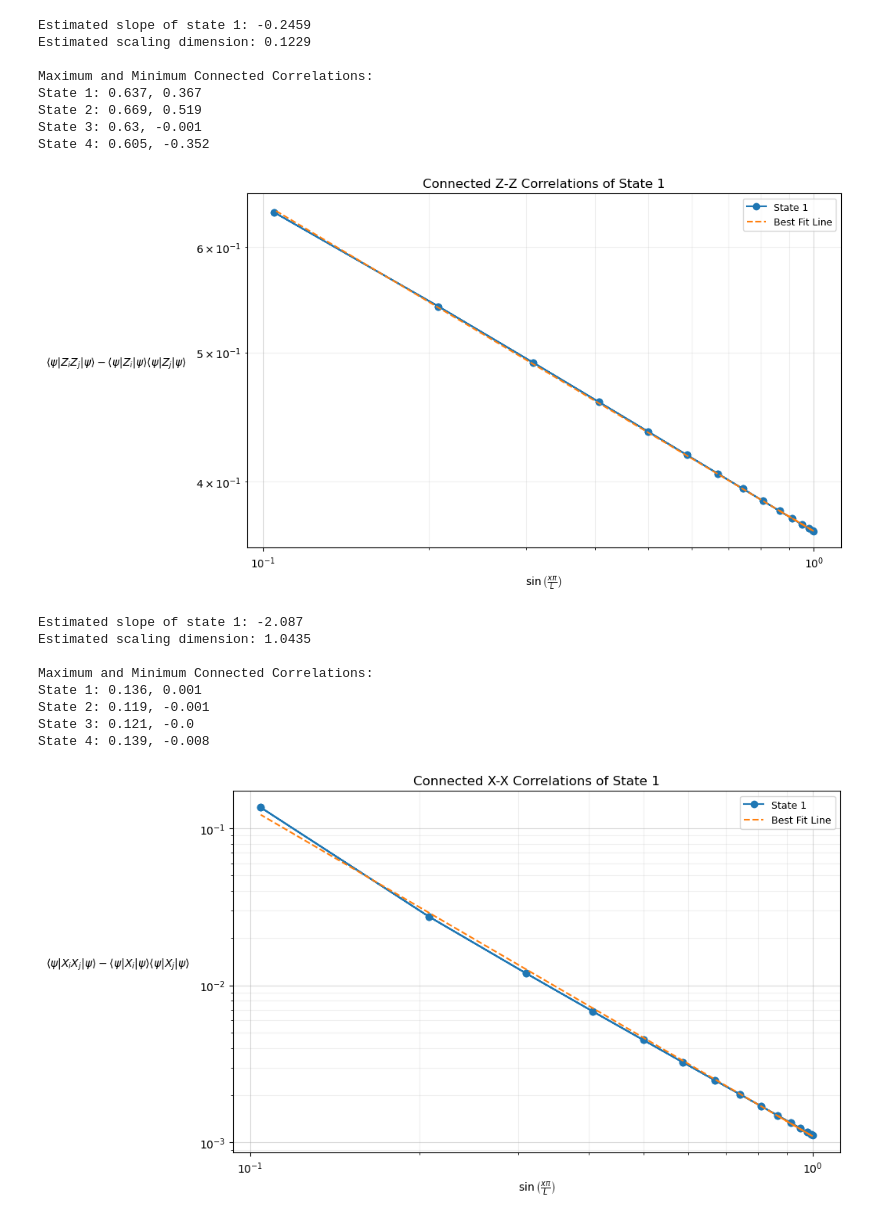
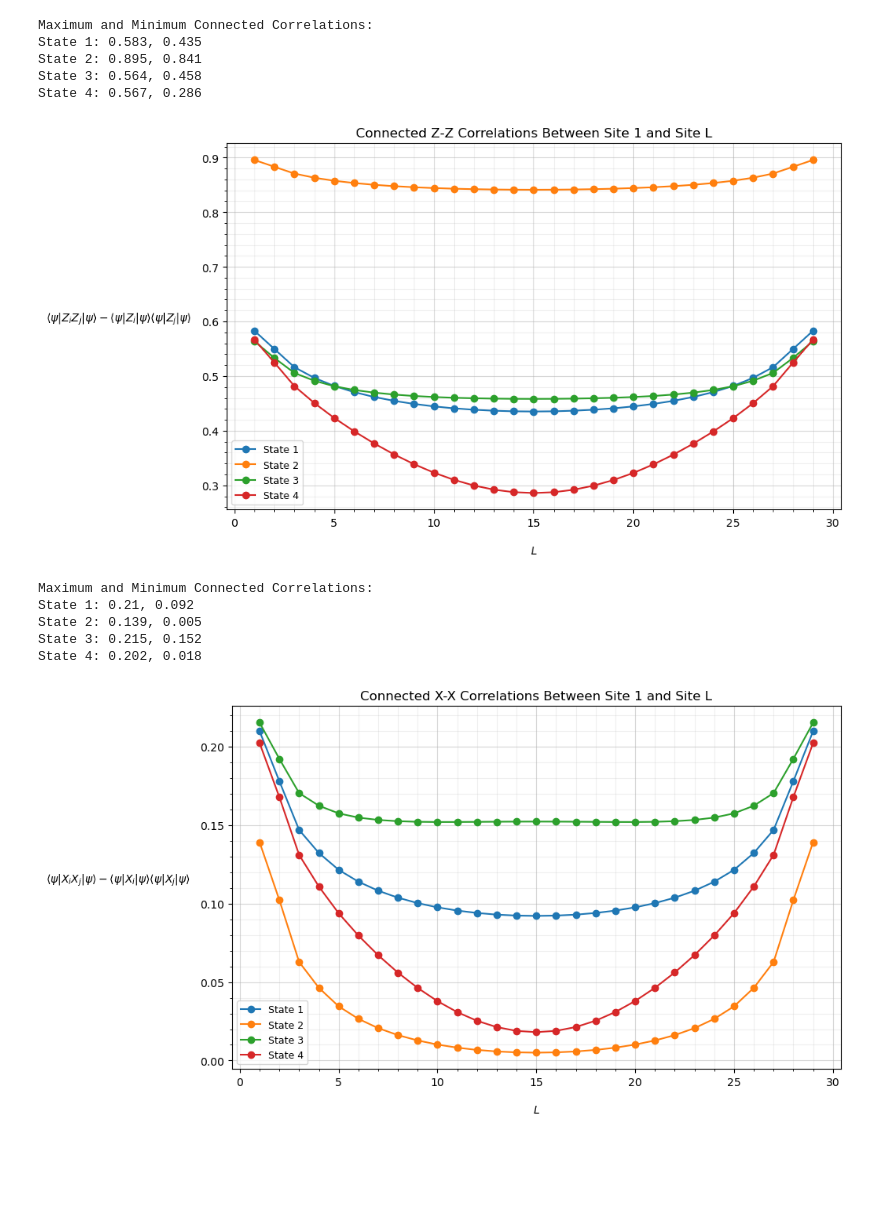
Before and after one commit to wholdhus/majorana_chain_dynamics, a Jupyter notebook: Majorana Chain Dynamics.ipynb, the cells around one changed output. Cells and saved outputs as stored; diff of their text form; code cells hidden in the pictures; blank space fills up the shorter version.

```diff
--- a/Majorana Chain Dynamics.ipynb
+++ b/Majorana Chain Dynamics.ipynb
@@ -368,7 +328,7 @@ State 4: 0.602, 0.392
 
 using PythonPlot, LaTeXStrings, Statistics
 
-plot_toggle = true
+plot_toggle = false
 
 # Select state to analyze (only relevant if plot_toggle = true)
 select_state = 1
@@ -455,21 +415,18 @@ for i in 1:R
             round(minimum(ZZCC[i]), digits=3))
 end
 # %% [output]
-Estimated slope of state 1: -0.2459
-Estimated scaling dimension: 0.1229
-
 Maximum and Minimum Connected Correlations:
-State 1: 0.637, 0.367
-State 2: 0.669, 0.519
-State 3: 0.63, -0.001
-State 4: 0.605, -0.352
+State 1: 0.583, 0.435
+State 2: 0.895, 0.841
+State 3: 0.564, 0.458
+State 4: 0.567, 0.286
-[figure, old version]
+[figure, new version]
 # %%
 # Connected X-X Correlations
 
 using PythonPlot, LaTeXStrings, Statistics
 
-plot_toggle = true
+plot_toggle = false
 
 # Select state to analyze (only relevant if plot_toggle = true)
 select_state = 1
@@ -530,38 +487,35 @@ if plot_toggle == true
     # Overlay fit line
     plot(xvals[valid], exp.(intercept .+ slope .* log_x), "--", label="Best Fit Line")
 
 else
     # Plot all states normally
     for i in 1:R
         x[i] = collect(1:length(XXCC[i]))
         plot(x[i], XXCC[i], marker="o", linestyle="-", linewidth=1.5,
              label="State $(sorted_indices[i])")
     end
 
     xlabel(L"L", labelpad=15)
     ylabel(L"\langle\psi|X_iX_j|\psi\rangle - \langle\psi|X_i|\psi\rangle \langle\psi|X_j|\psi\rangle", rotation=0, labelpad=75)
     title("Connected X-X Correlations Between Site 1 and Site L")
 end
 
 legend(fontsize=9)
 grid(true, which="major", alpha=0.5)
 grid(true, which="minor", alpha=0.2)
 minorticks_on()
 
 # Print max and min values
 println("Maximum and Minimum Connected Correlations:")
 for i in 1:R
     println("State $(sorted_indices[i]): ",
             round(maximum(XXCC[i]), digits=3), ", ",
             round(minimum(XXCC[i]), digits=3))
 end
 # %% [output]
-Estimated slope of state 1: -2.087
-Estimated scaling dimension: 1.0435
-
 Maximum and Minimum Connected Correlations:
-State 1: 0.136, 0.001
-State 2: 0.119, -0.001
-State 3: 0.121, -0.0
-State 4: 0.139, -0.008
+State 1: 0.21, 0.092
+State 2: 0.139, 0.005
+State 3: 0.215, 0.152
+State 4: 0.202, 0.018
-[figure, old version]
+[figure, new version]
```
Also changed, not shown: parts of 4 cells of this notebook.
